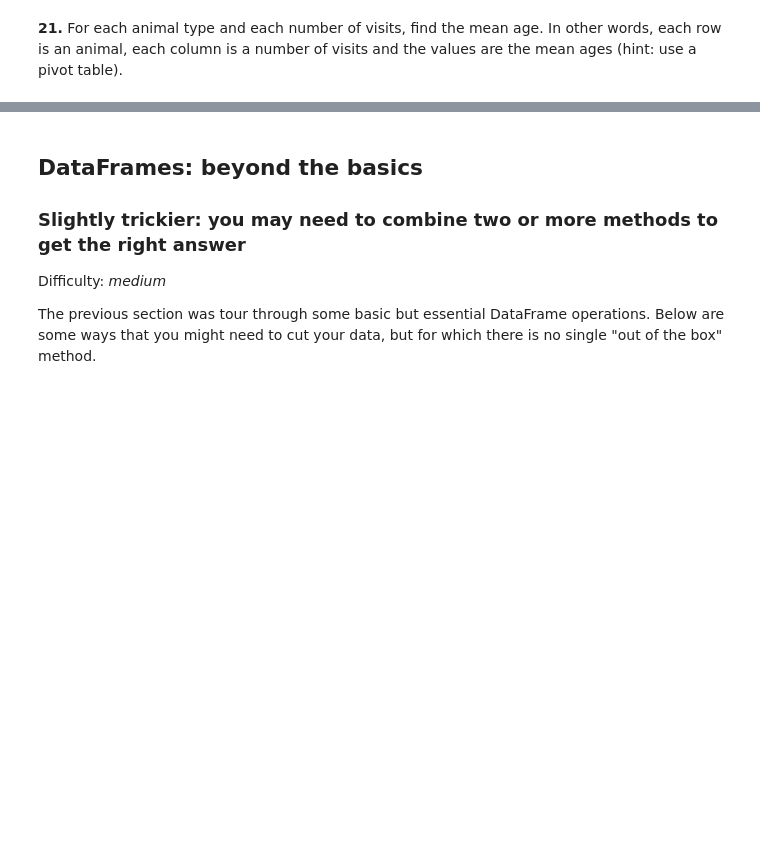
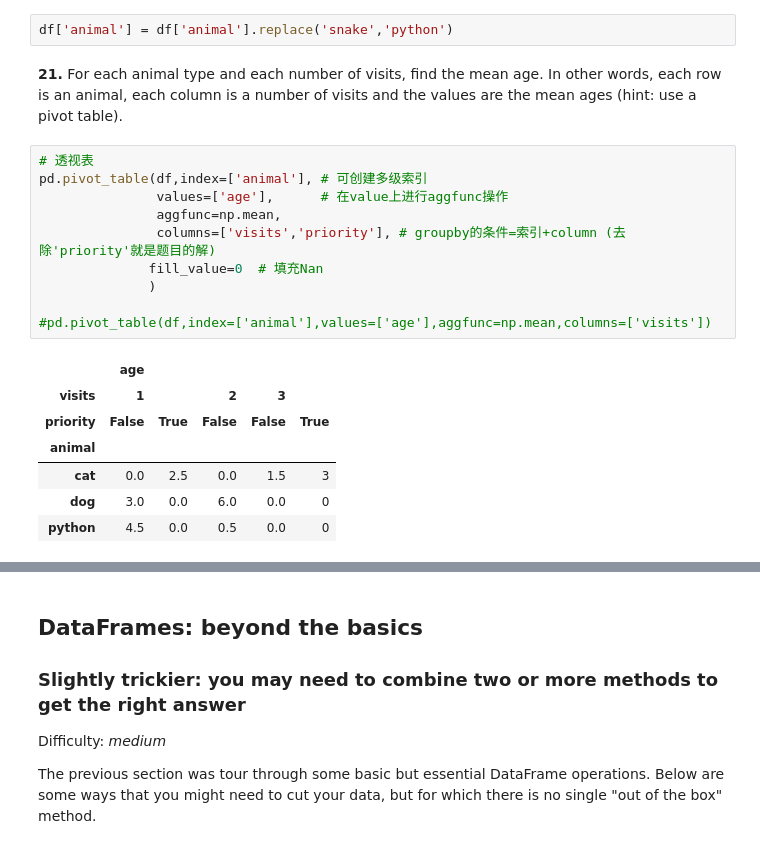
Before and after one commit to lj72808up/AI_Handcraft, a Jupyter notebook: blog/100-pandas-puzzles.ipynb, the cells around one changed output, grey strips where cells are left out. Cells and saved outputs as stored; diff of their text form; blank space fills up the shorter version.

```diff
--- a/blog/100-pandas-puzzles.ipynb
+++ b/blog/100-pandas-puzzles.ipynb
@@ -302,4 +312,24 @@ import sys
 # %% [markdown]
 **20.** In the 'animal' column, change the 'snake' entries to 'python'.
+# %%
+df['animal'] = df['animal'].replace('snake','python')
 # %% [markdown]
 **21.** For each animal type and each number of visits, find the mean age. In other words, each row is an animal, each column is a number of visits and the values are the mean ages (hint: use a pivot table).
+# %%
+# 透视表
+pd.pivot_table(df,index=['animal'], # 可创建多级索引
+               values=['age'],      # 在value上进行aggfunc操作
+               aggfunc=np.mean,
+               columns=['visits','priority'], # groupby的条件=索引+column (去除'priority'就是题目的解)
+              fill_value=0  # 填充Nan
+              )
+
+#pd.pivot_table(df,index=['animal'],values=['age'],aggfunc=np.mean,columns=['visits'])
+# %% [output]
+|  | age |  |  |  |  |
+| visits | 1 |  | 2 | 3 |  |
+| priority | False | True | False | False | True |
+| animal |  |  |  |  |  |
+| cat | 0.0 | 2.5 | 0.0 | 1.5 | 3 |
+| dog | 3.0 | 0.0 | 6.0 | 0.0 | 0 |
+| python | 4.5 | 0.0 | 0.5 | 0.0 | 0 |
```
Also changed, not shown: parts of 17 cells of this notebook, 3 other files.
